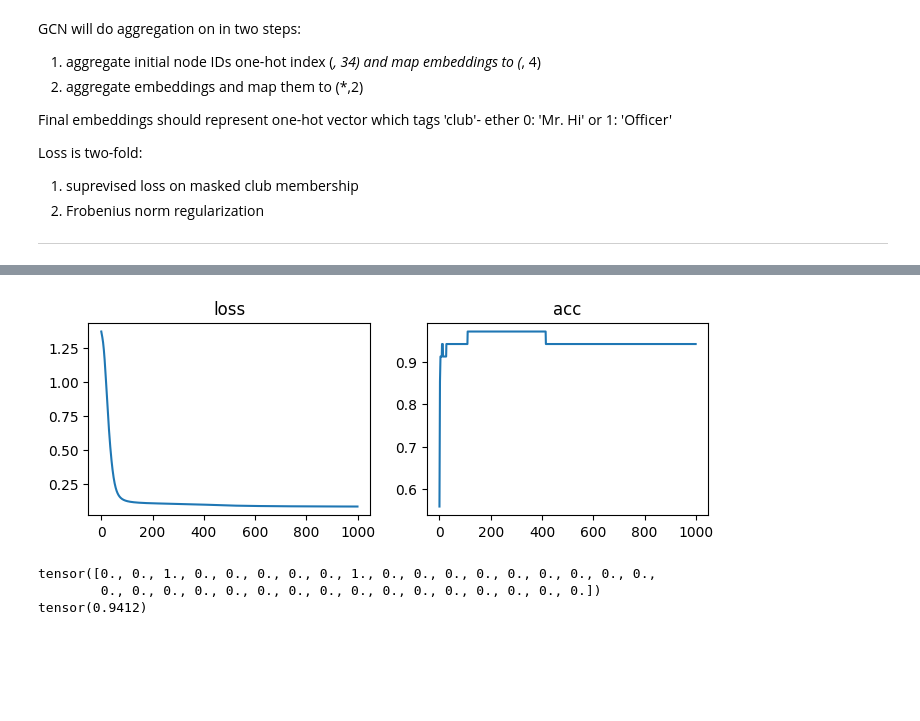
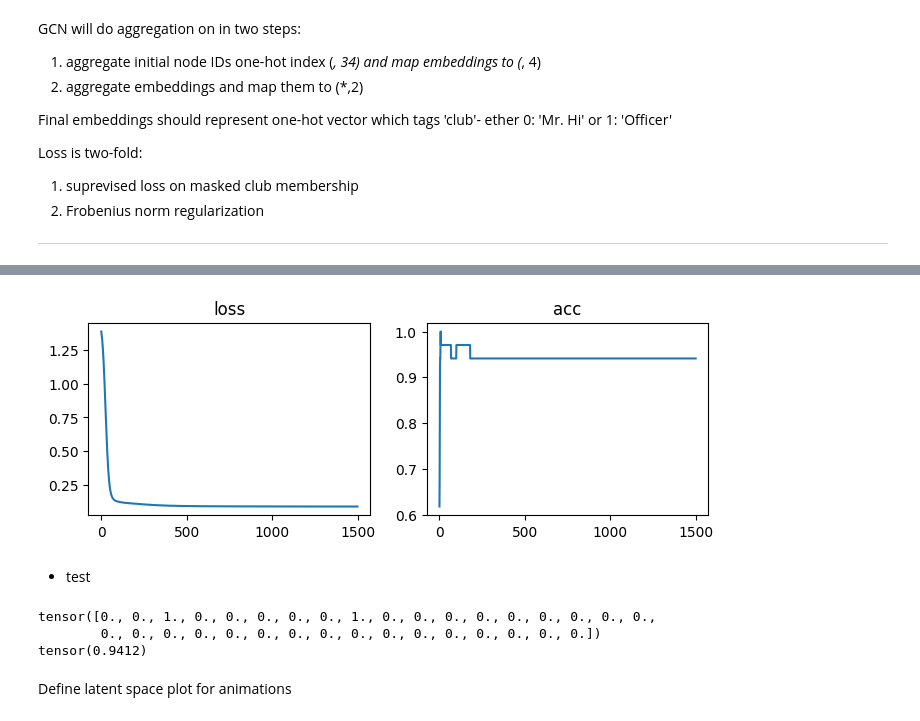
Before and after one commit to ajegorovs/aj_python_tool_lib, a Jupyter notebook: data_processing/neural_networks/Graph_neural_networks/GNN_layer_pytorch.ipynb, the cells around one changed output, grey strips where cells are left out. Drawn from its saved outputs; the diff is of its cells as text; code cells hidden in the pictures; blank space fills up the shorter version.

```diff
--- a/data_processing/neural_networks/Graph_neural_networks/GNN_layer_pytorch.ipynb
+++ b/data_processing/neural_networks/Graph_neural_networks/GNN_layer_pytorch.ipynb
@@ -151,7 +174,7 @@ tensor([[0.4939, 0.5061],
 # %%
 Y_train = OneHotEncoder(categories='auto').fit_transform(node_color.reshape(-1, 1))
-Y_train = torch.tensor(Y_train.todense());Y_train.shape
+Y_train = torch.tensor(Y_train.todense());
+print(Y_train.shape)
 mask = torch.zeros(N_NODES, 1, requires_grad=False, device=device)
 mask[[0,33]] = 1
-Y_train
 # %% [output]
@@ -178,11 +187,6 @@ class MaskedCrossEntropyLoss(nn.Module):
         super(MaskedCrossEntropyLoss, self).__init__()
 
     def forward(self, Z, targets, mask):
-        Z_masked, tar_masked = Z*mask, targets*mask
-        #ce_loss = nn.CrossEntropyLoss(reduction='none')(inp_masked, tar_masked)  # Compute CrossEntropyLoss element-wise
+        Z_masked, tar_masked = Z*mask, targets*mask     # can subset instead of multiply, nn.CrossEntropyLoss will work.
+        #ce_loss = nn.CrossEntropyLoss(reduction='none')(inp_masked, tar_masked)
         return -torch.sum(tar_masked * torch.log(Z_masked+0.0001))
-
-with torch.no_grad():
-    loss = MaskedCrossEntropyLoss()
-
-    print(loss(test, Y_train, mask))
@@ -191,16 +197,14 @@ tensor(1.3774, dtype=torch.float64)
 # %%
 optimizer  = torch.optim.Adam(model.parameters(), lr = 0.01, weight_decay=5e-4)
 criterion = MaskedCrossEntropyLoss()
+REGULARIZATION = 0.01
 def train():
     model.train()
     optimizer.zero_grad()
     Z = model()
     loss1 = criterion(Z = Z, targets = Y_train, mask=mask)
     loss2 = torch.norm(torch.transpose(Z,0,1) @ L @ Z, p = 'fro')
-    alpha = 0.01
-    loss = loss1 + alpha*loss2
+    loss = loss1 + REGULARIZATION*loss2
     loss.backward()
     optimizer.step()
-    return loss, Z
-
-train()
+    return loss, Z.detach().cpu()
@@ -225,21 +211,34 @@ train()
 # %%
-ITERS = 1000
+ITERS = 1500
 fig, ax = plt.subplots(1,2, figsize = (8,2.5))
 loss = torch.zeros(ITERS)
 acc = torch.zeros(ITERS)
+color_true = torch.tensor(node_color, dtype=torch.float)
+
+REPORT_STEP = 10
+save_iters  = torch.arange(0, ITERS + 1, REPORT_STEP)
+save_Z      = torch.zeros(len(save_iters), N_NODES, OUT_FEATURES).cpu()
+save_color  = torch.zeros(len(save_iters), N_NODES).cpu()
+si = 0
 for i in range(ITERS):
-    l,Z = train()
-    loss[i] = l
-    zz = torch.argmax(Z, dim= 1)    #pick highest prob for each node
+    l, Z            = train()
+    loss[i]         = l
+    color_predict   = torch.argmax(Z, dim= 1)    #pick highest prob for each node
     # compare to club marking abs diff. mean shows percentage of failed classifications
-    acc[i] = 1 - torch.mean(torch.abs(zz-torch.tensor(node_color, dtype=torch.float)))
+    acc[i] = 1 - torch.mean(torch.abs(color_predict-color_true))
+    if i in save_iters:
+        save_Z[si] = Z.detach().cpu()
+        save_color[si] = color_predict.detach().cpu()
+        si += 1
 
 ax[0].plot(loss.cpu().detach().numpy())
 ax[1].plot(acc.cpu().detach().numpy())
 ax[1].set_title('acc')
 ax[0].set_title('loss');
 # %% [output]
-[figure, old version]
+[figure, new version]
+# %% [markdown]
+* test
 # %%
 with torch.no_grad():
   Z = model()
@@ -250,3 +249,5 @@ with torch.no_grad():
 tensor([0., 0., 1., 0., 0., 0., 0., 0., 1., 0., 0., 0., 0., 0., 0., 0., 0., 0.,
         0., 0., 0., 0., 0., 0., 0., 0., 0., 0., 0., 0., 0., 0., 0., 0.])
 tensor(0.9412)
+# %% [markdown]
+Define latent space plot for animations
```
Also changed, not shown: parts of 17 cells of this notebook.
